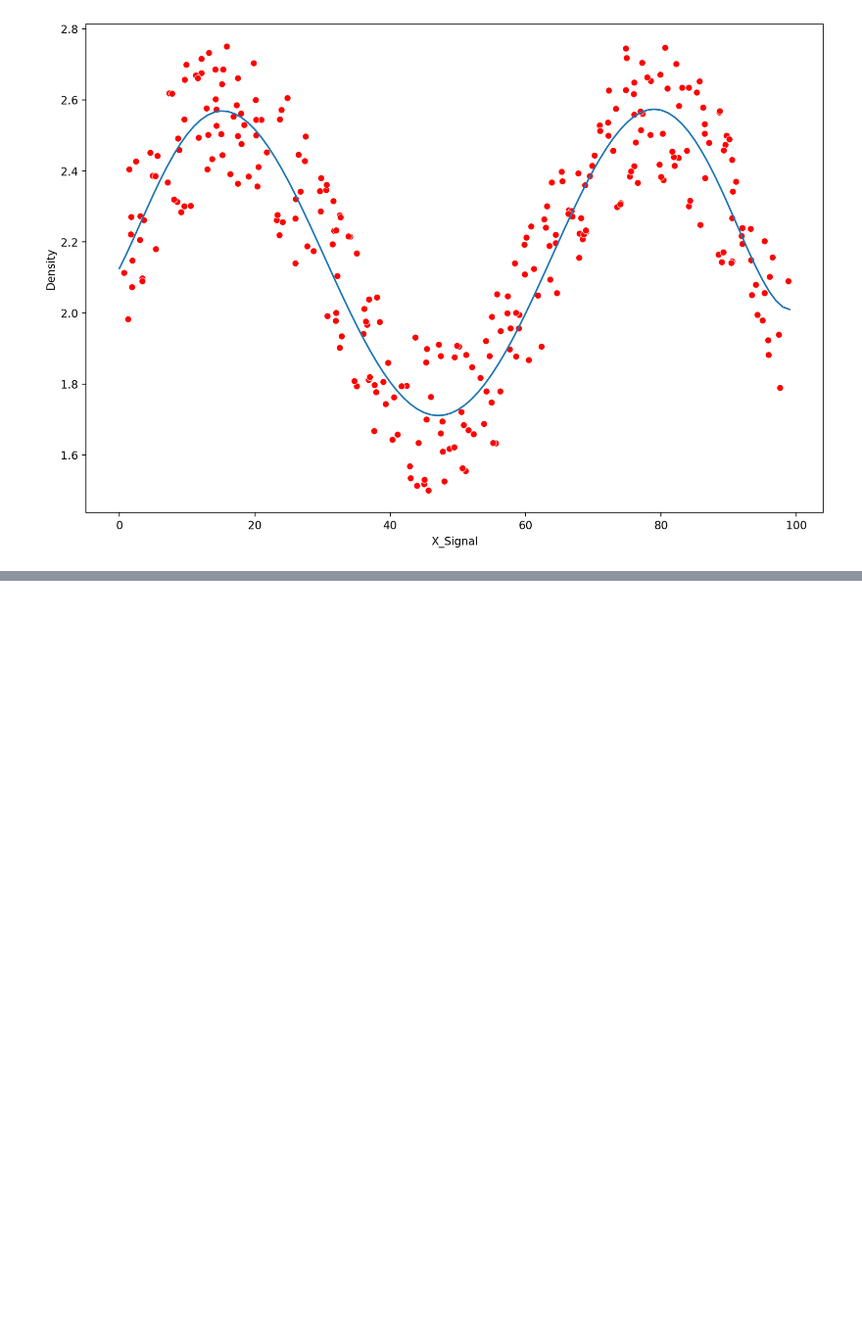
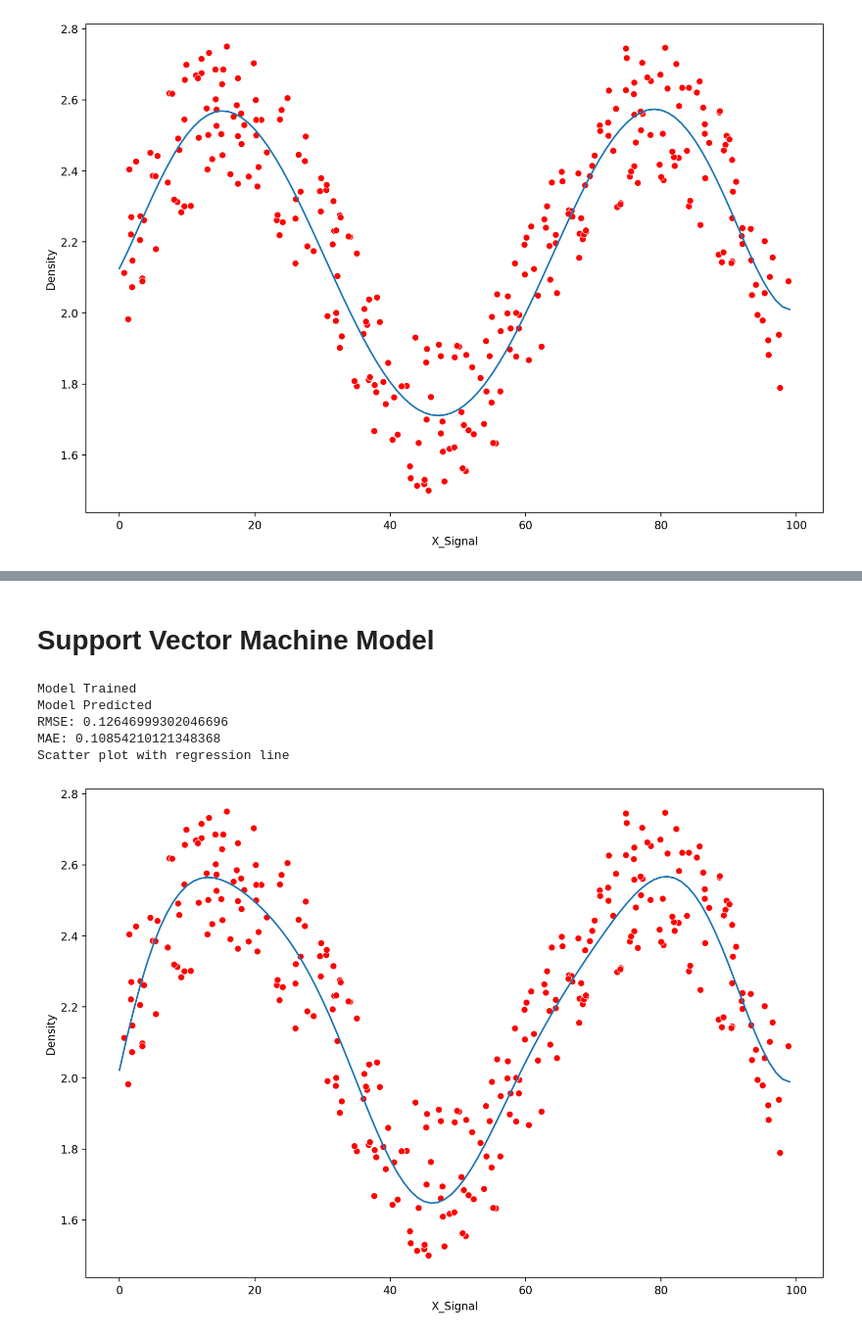
Before and after one commit to DHANA5982/Machine-Learning-with-Python-Lr, a Jupyter notebook: Random Forest/All Regressor Models.ipynb, the cells around one changed output, grey strips where cells are left out. Shown at 98% size. Cells and saved outputs as stored; diff of their text form; code cells hidden in the pictures; blank space fills up the shorter version.

```diff
--- a/Random Forest/All Regressor Models.ipynb
+++ b/Random Forest/All Regressor Models.ipynb
@@ -126,0 +167,2 @@ Scatter plot with regression line
+# %% [markdown]
+# Support Vector Machine Model
@@ -126,0 +172,14 @@ Scatter plot with regression line
+# %%
+svr = SVR()
+param_grid = {'C':[0.01, 0.1, 1, 5, 10, 100, 1000],
+              'gamma': ['auto', 'scale']}
+grid = GridSearchCV(svr, param_grid)
+# %%
+run_model(grid, X_train, y_train, X_test, y_test)
+# %% [output]
+Model Trained
+Model Predicted
+RMSE: 0.12646999302046696
+MAE: 0.10854210121348368
+Scatter plot with regression line
+[figure, added]
```
Also changed, not shown: parts of 11 cells of this notebook.
